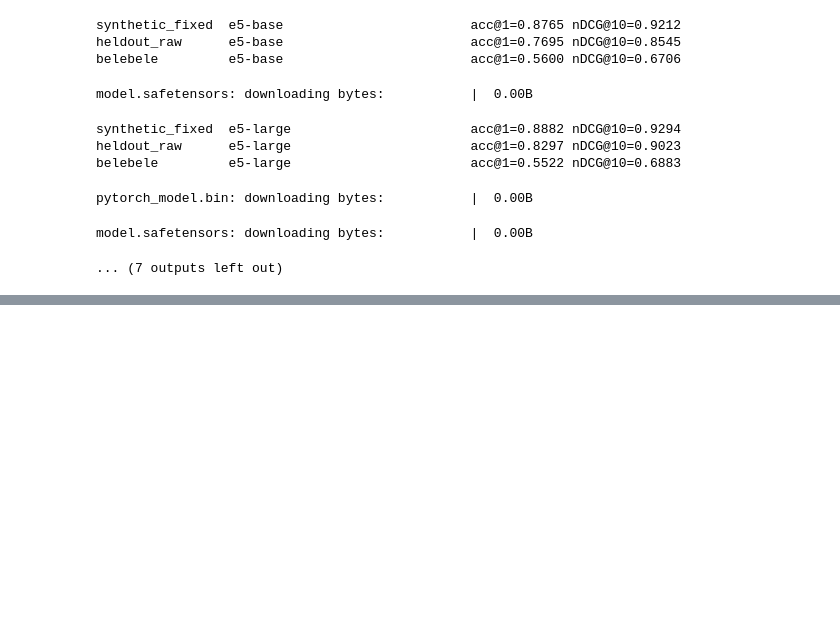
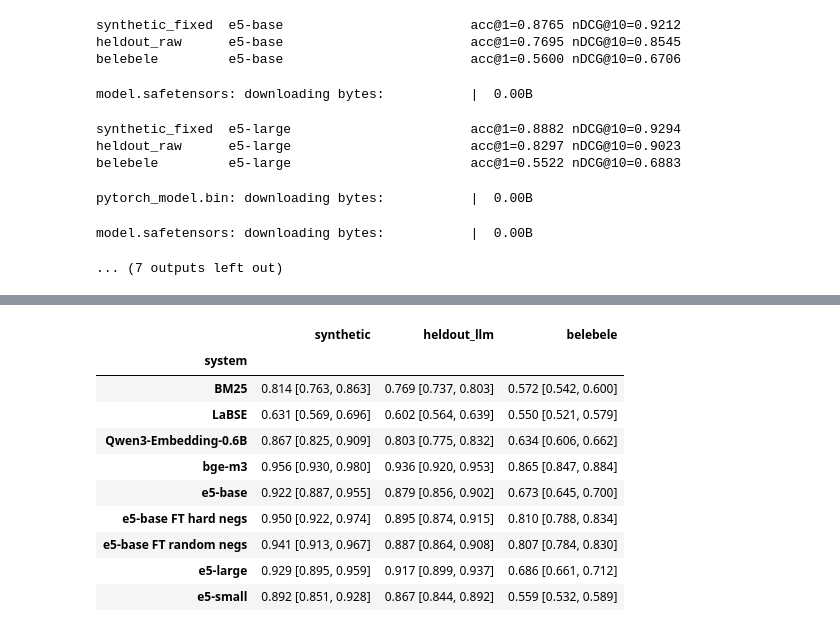
Before and after one commit to askarbekkk/kyrgyz-embeddings, a Jupyter notebook: kyrgyz-embeddings.ipynb, the cells around one changed output, grey strips where cells are left out. Cells and saved outputs as stored; diff of their text form; code cells hidden in the pictures; blank space fills up the shorter version.

```diff
--- a/kyrgyz-embeddings.ipynb
+++ b/kyrgyz-embeddings.ipynb
@@ -1249,13 +1269,24 @@ test_set = json.load(open(HELDOUT_PATH, encoding="utf-8"))
 if not os.path.exists(ARCHIVE_PATH):
     shutil.copy(HELDOUT_PATH, ARCHIVE_PATH)
 
+def regenerate(prompt, max_waits=10):
+    """Wait out per-minute limits; give up only on a daily quota or repeated failures."""
+    for _ in range(max_waits):
+        try:
+            return gemini.models.generate_content(model=TARGET_MODEL, contents=prompt).text
+        except Exception as e:
+            if "per day" in str(e).lower() or "perday" in str(e).lower():
+                raise
+            time.sleep(60)
+    raise RuntimeError("still rate-limited after waiting")
+
 todo = [t for t in test_set if t["model"] != TARGET_MODEL]
 print(f"{len(todo)} queries to regenerate with {TARGET_MODEL}")
 for k, t in enumerate(todo, 1):
     try:
-        text = gemini.models.generate_content(model=TARGET_MODEL, contents=PROMPTS[t["style"]].format(text=t["positive"])).text
+        text = regenerate(PROMPTS[t["style"]].format(text=t["positive"]))
     except Exception as e:
-        print(f"stopped at {k - 1}/{len(todo)}: {str(e)[:120]}"); break
+        print(f"stopped at {k - 1}/{len(todo)}: {str(e)[:160]}"); break
     if text and text.strip():
         t["query"], t["model"] = text.strip(), TARGET_MODEL
     if k % 25 == 0:
@@ -1350,0 +1520,59 @@ model.safetensors: downloading bytes:           |  0.00B
+# %%
+# Agreement analysis from per-query results (no GPU needed).
+#   - metric per system and test set, with 95% bootstrap intervals over queries
+#   - Kendall's tau between the system rankings of two test sets, with a bootstrap interval
+#   - pairwise order: for each system pair, is A > B significant on each test set, and does it flip between sets?
+import itertools, numpy as np, pandas as pd
+from scipy.stats import kendalltau
+
+pq = pd.read_csv("/content/drive/MyDrive/results_per_query.csv", dtype={"qid": str})
+pq["acc@1"] = (pq["rank"] == 1).astype(float)
+pq["ndcg@10"] = np.where(pq["rank"].between(1, 10), 1 / np.log2(pq["rank"].clip(lower=1) + 1), 0.0)
+N_BOOT, rng = 1000, np.random.default_rng(0)
+
+def matrix(bench, metric, style=None):
+    d = pq[(pq.benchmark == bench) & ((pq["style"] == style) if style else True)]
+    return d.pivot(index="system", columns="qid", values=metric)
+
+def boot_means(m):  # systems x N_BOOT bootstrap means (queries resampled, same resample for all systems)
+    X = m.values
+    idx = rng.integers(0, X.shape[1], (N_BOOT, X.shape[1]))
+    return np.stack([X[:, i].mean(1) for i in idx], axis=1)
+
+def summary(metric):
+    out = {}
+    for bench in pq.benchmark.unique():
+        m = matrix(bench, metric); bm = boot_means(m)
+        lo, hi = np.percentile(bm, [2.5, 97.5], axis=1)
+        out[bench] = [f"{v:.3f} [{l:.3f}, {h:.3f}]" for v, l, h in zip(m.values.mean(1), lo, hi)]
+        idx = m.index
+    return pd.DataFrame(out, index=idx)
+
+def tau(b1, b2, metric, style1=None, style2=None):
+    m1, m2 = matrix(b1, metric, style1), matrix(b2, metric, style2)
+    s = m1.index.intersection(m2.index); m1, m2 = m1.loc[s], m2.loc[s]
+    point = kendalltau(m1.values.mean(1), m2.values.mean(1))[0]
+    boots = [kendalltau(a, b)[0] for a, b in zip(boot_means(m1).T, boot_means(m2).T)]
+    return point, *np.percentile(boots, [2.5, 97.5]), len(s)
+
+def significant_order(bench, metric):  # {(A, B): +1 if A > B significantly, -1 if A < B, 0 if not separable}
+    m = matrix(bench, metric); bm = boot_means(m); names = list(m.index); out = {}
+    for i, j in itertools.combinations(range(len(names)), 2):
+        lo, hi = np.percentile(bm[i] - bm[j], [2.5, 97.5])
+        out[(names[i], names[j])] = 1 if lo > 0 else -1 if hi < 0 else 0
+    return out
+
+for metric in ("ndcg@10", "acc@1"):
+    print(f"\n=== {metric}: mean [95% CI] ==="); display(summary(metric))
+    print(f"Kendall's tau between test sets ({metric}):")
+    for b1, b2 in [("synthetic", "heldout_llm"), ("synthetic", "belebele"), ("heldout_llm", "belebele")]:
+        t, lo, hi, n = tau(b1, b2, metric)
+        print(f"  {b1:12s} vs {b2:12s} tau = {t:.2f} [{lo:.2f}, {hi:.2f}]  ({n} systems)")
+    o = {b: significant_order(b, metric) for b in ("heldout_llm", "belebele")}
+    flips = [p for p in o["belebele"] if o["heldout_llm"][p] * o["belebele"][p] == -1]
+    differ = [p for p in o["belebele"] if o["heldout_llm"][p] != o["belebele"][p]]
+    print(f"  system pairs: {len(o['belebele'])}; significant opposite order held-out vs Belebele: {len(flips)} {flips}")
+    print(f"  pairs whose significant order differs at all: {len(differ)}")
+
+print("\nHeld-out by query style (nDCG@10, tau question vs keywords):", tau("heldout_llm", "heldout_llm", "ndcg@10", "question", "keywords"))
+# %% [output]
@@ -1350,0 +1580,11 @@ model.safetensors: downloading bytes:           |  0.00B
+|  | synthetic | heldout_llm | belebele |
+| system |  |  |  |
+| BM25 | 0.814 [0.763, 0.863] | 0.769 [0.737, 0.803] | 0.572 [0.542, 0.600] |
+| LaBSE | 0.631 [0.569, 0.696] | 0.602 [0.564, 0.639] | 0.550 [0.521, 0.579] |
+| Qwen3-Embedding-0.6B | 0.867 [0.825, 0.909] | 0.803 [0.775, 0.832] | 0.634 [0.606, 0.662] |
+| bge-m3 | 0.956 [0.930, 0.980] | 0.936 [0.920, 0.953] | 0.865 [0.847, 0.884] |
+| e5-base | 0.922 [0.887, 0.955] | 0.879 [0.856, 0.902] | 0.673 [0.645, 0.700] |
+| e5-base FT hard negs | 0.950 [0.922, 0.974] | 0.895 [0.874, 0.915] | 0.810 [0.788, 0.834] |
+| e5-base FT random negs | 0.941 [0.913, 0.967] | 0.887 [0.864, 0.908] | 0.807 [0.784, 0.830] |
+| e5-large | 0.929 [0.895, 0.959] | 0.917 [0.899, 0.937] | 0.686 [0.661, 0.712] |
+| e5-small | 0.892 [0.851, 0.928] | 0.867 [0.844, 0.892] | 0.559 [0.532, 0.589] |
```
Also changed, not shown: parts of 8 cells of this notebook.
